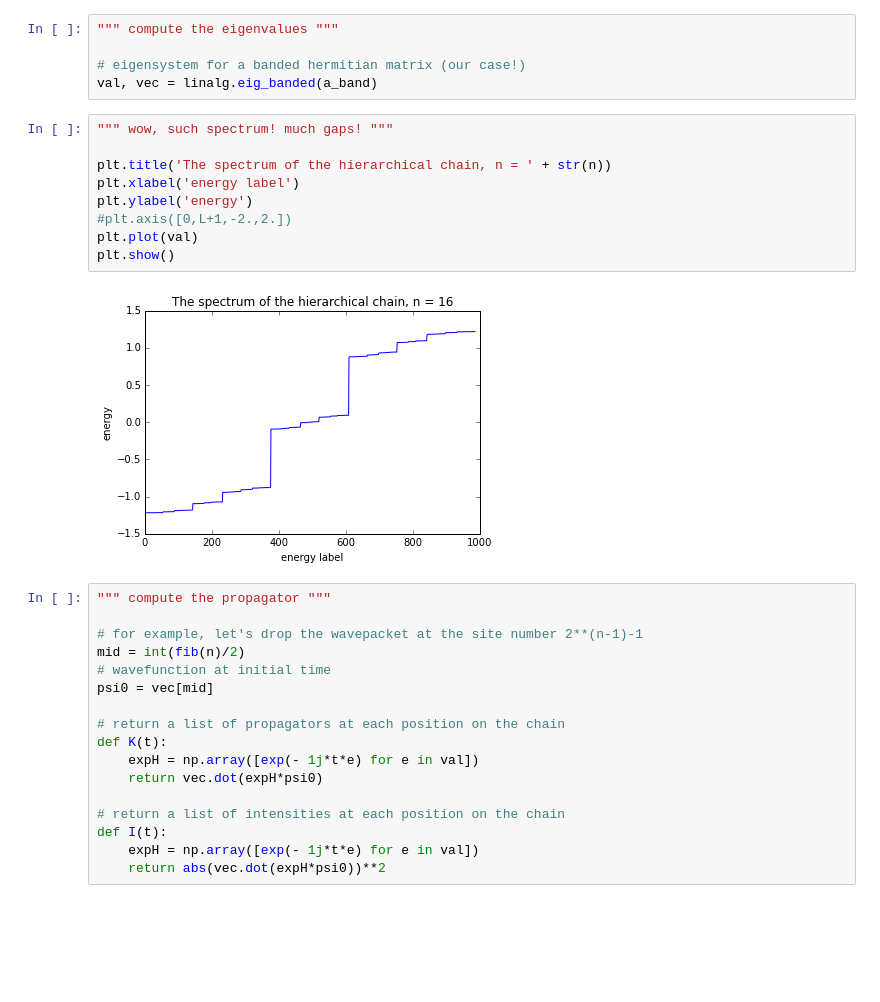
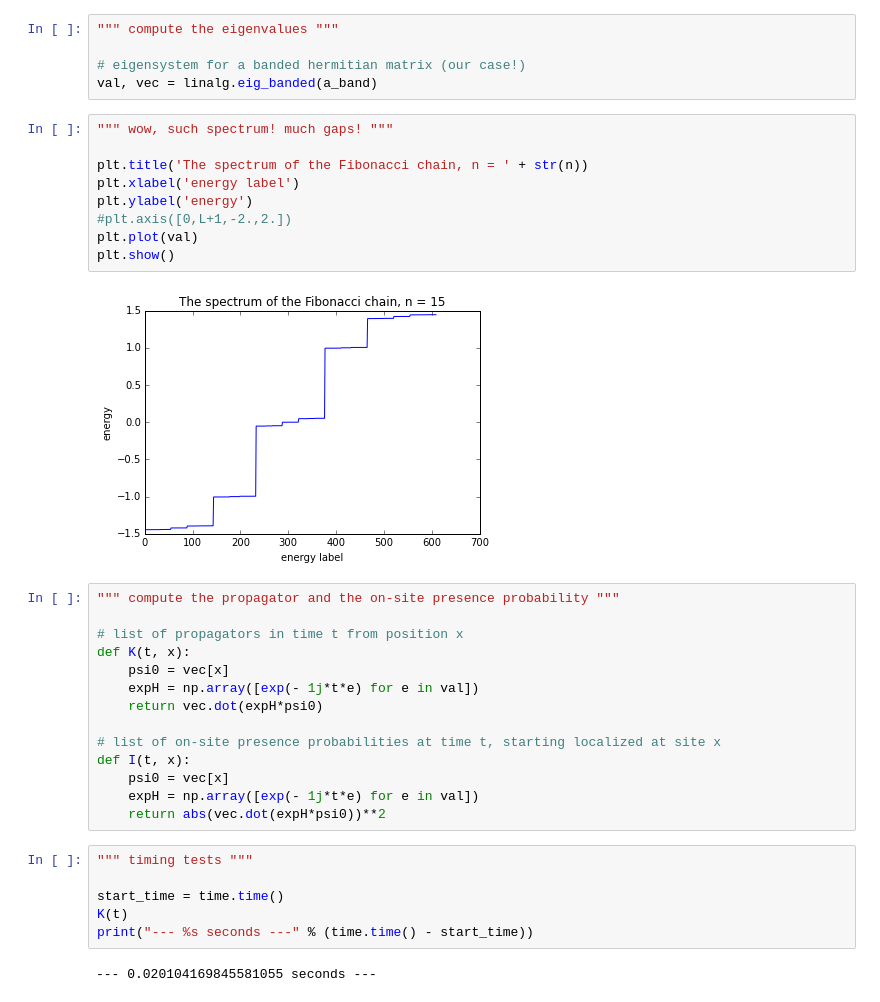
Before and after one commit to Yukee/spectrum_quasicrystals, a Jupyter notebook: Fibonacci/dynamics_wavepackets.ipynb, the cells around one changed output. Cells and saved outputs as stored; diff of their text form; blank space fills up the shorter version.

```diff
--- a/Fibonacci/dynamics_wavepackets.ipynb
+++ b/Fibonacci/dynamics_wavepackets.ipynb
@@ -72,31 +88,36 @@ val, vec = linalg.eig_banded(a_band)
 # %%
 """ wow, such spectrum! much gaps! """
 
-plt.title('The spectrum of the hierarchical chain, n = ' + str(n))
+plt.title('The spectrum of the Fibonacci chain, n = ' + str(n))
 plt.xlabel('energy label')
 plt.ylabel('energy')
 #plt.axis([0,L+1,-2.,2.])
 plt.plot(val)
 plt.show()
 # %% [output]
-[figure, old version]
+[figure, new version]
 # %%
-""" compute the propagator """
+""" compute the propagator and the on-site presence probability """
 
-# for example, let's drop the wavepacket at the site number 2**(n-1)-1
-mid = int(fib(n)/2)
-# wavefunction at initial time
-psi0 = vec[mid]
-
-# return a list of propagators at each position on the chain
-def K(t):
+# list of propagators in time t from position x
+def K(t, x):
+    psi0 = vec[x]
     expH = np.array([exp(- 1j*t*e) for e in val])
     return vec.dot(expH*psi0)
 
-# return a list of intensities at each position on the chain
-def I(t):
+# list of on-site presence probabilities at time t, starting localized at site x
+def I(t, x):
+    psi0 = vec[x]
     expH = np.array([exp(- 1j*t*e) for e in val])
     return abs(vec.dot(expH*psi0))**2
+# %%
+""" timing tests """
+
+start_time = time.time()
+K(t)
+print("--- %s seconds ---" % (time.time() - start_time))
+# %% [output]
+--- 0.020104169845581055 seconds ---
 # %%
 """ wow, such intensity! much spreading! """
 
```
Also changed, not shown: parts of 10 cells of this notebook, 1 other file.
